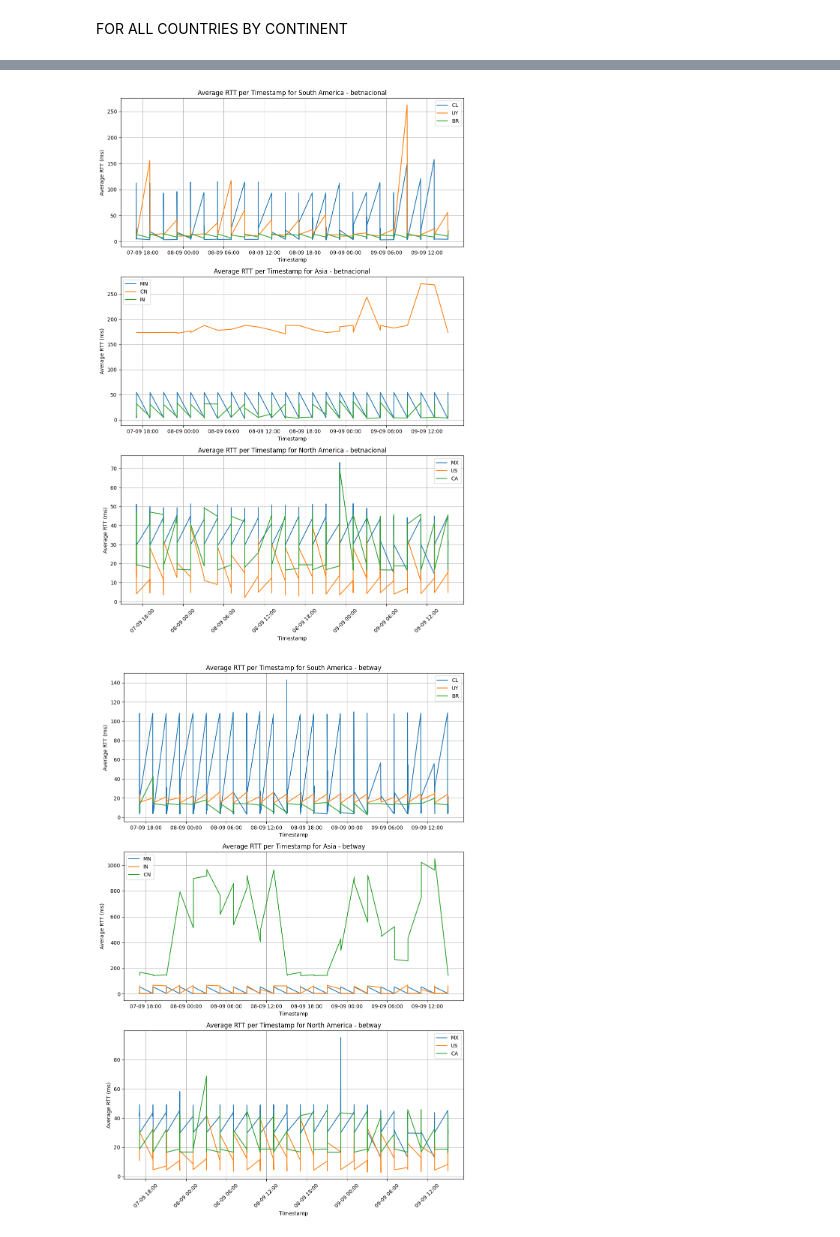
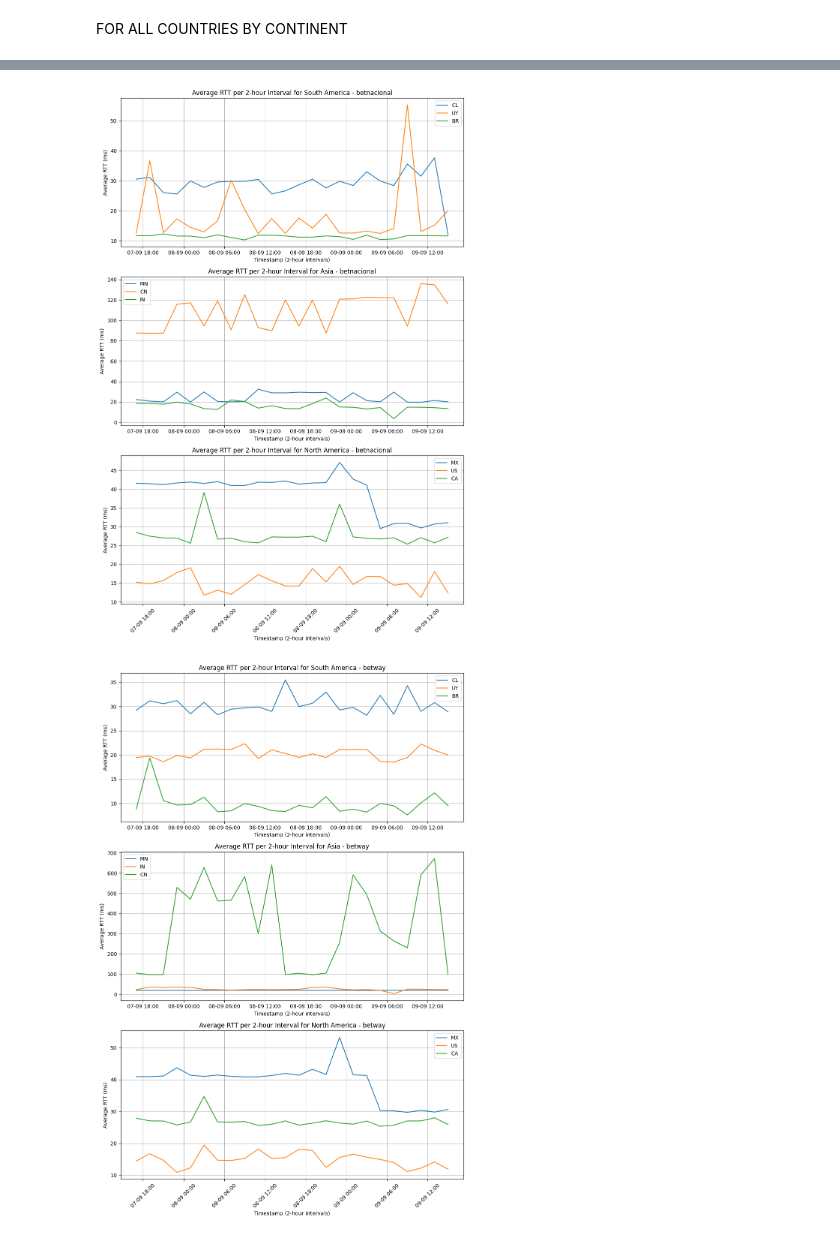
Before and after one commit to luisffee/redes-tracing, a Jupyter notebook: main.ipynb, the cells around one changed output, grey strips where cells are left out. Drawn from its saved outputs; the diff is of its cells as text; code cells hidden in the pictures.

```diff
--- a/main.ipynb
+++ b/main.ipynb
@@ -94,3 +94,12 @@ import os
 pickle_file_path = os.path.join(os.getcwd(), "destinations.pickle")
 with open(pickle_file_path, "rb") as pickle_file:
     destinations = pickle.load(pickle_file)
+# %%
+from collections import defaultdict
+
+destination_country_probes = defaultdict(lambda: defaultdict(list))
+
+for destination in destinations.values():
+    print(f"Destination: {destination.name}")
+    for probe in destination.probes:
+        destination_country_probes[destination.name][probe.country].append(probe)
@@ -222,8 +368,14 @@ import matplotlib.pyplot as plt
 from collections import defaultdict
 from datetime import datetime
 import matplotlib.dates as mdates
+from math import floor
 
-# Initialize a dictionary to store the average RTT per timestamp for each country and destination
+# Helper function to bin timestamps into 2-hour intervals
+def bin_timestamp_to_interval(timestamp, interval_hours=2):
+    interval_seconds = interval_hours * 3600
+    return floor(timestamp / interval_seconds) * interval_seconds
+
+# Initialize a dictionary to store the average RTT per 2-hour interval for each country and destination
 average_rtt = defaultdict(lambda: defaultdict(lambda: defaultdict(list)))
 
 # Iterate over the destination_country_probes dictionary
@@ -233,14 +385,15 @@ for destination, countries in destination_country_probes.items():
             if probe.result and probe.result[-1].get("result"):
                 rtt = probe.result[-1]["result"][-1].get("rtt", 0)
                 timestamp = probe.timestamp
-                if rtt > 2:  # Only consider non-zero RTTs
-                    average_rtt[destination][country][timestamp].append(rtt)
+                if rtt > 0:  # Only consider non-zero RTTs
+                    interval_timestamp = bin_timestamp_to_interval(timestamp)  # Bin timestamp into 2-hour intervals
+                    average_rtt[destination][country][interval_timestamp].append(rtt)
 
-# Calculate the average RTT for each timestamp for each country
+# Calculate the average RTT for each 2-hour interval for each country
 for destination, countries in average_rtt.items():
-    for country, timestamps in countries.items():
-        for timestamp, rtts in timestamps.items():
-            average_rtt[destination][country][timestamp] = sum(rtts) / len(rtts)
+    for country, intervals in countries.items():
+        for interval, rtts in intervals.items():
+            average_rtt[destination][country][interval] = sum(rtts) / len(rtts)
 
 # Plot the data
 for destination, countries in average_rtt.items():
@@ -263,13 +416,13 @@ for destination, countries in average_rtt.items():
         ax = axes[i]
 
         # Plot data for each country in the current continent
-        for country, timestamps in countries.items():
+        for country, intervals in countries.items():
             if country not in continent_countries:
                 continue
-            # Sort the timestamps for plotting
-            sorted_timestamps = sorted(timestamps.keys())
-            sorted_times = [datetime.fromtimestamp(timestamp) for timestamp in sorted_timestamps]
-            sorted_rtts = [timestamps[timestamp] for timestamp in sorted_timestamps]
+            # Sort the 2-hour intervals for plotting
+            sorted_intervals = sorted(intervals.keys())
+            sorted_times = [datetime.fromtimestamp(interval) for interval in sorted_intervals]
+            sorted_rtts = [intervals[interval] for interval in sorted_intervals]
 
             # Ensure both lists are of the same length and contain valid numeric values
             if len(sorted_times) == len(sorted_rtts) and all(isinstance(rtt, (int, float)) for rtt in sorted_rtts):
@@ -279,9 +432,9 @@ for destination, countries in average_rtt.items():
         ax.xaxis.set_major_formatter(mdates.DateFormatter('%d-%m %H:%M'))
         ax.xaxis.set_major_locator(mdates.AutoDateLocator())
 
-        ax.set_xlabel('Timestamp')
+        ax.set_xlabel('Timestamp (2-hour intervals)')
         ax.set_ylabel('Average RTT (ms)')
-        ax.set_title(f'Average RTT per Timestamp for {continent} - {destination}')
+        ax.set_title(f'Average RTT per 2-hour Interval for {continent} - {destination}')
         ax.legend()
         ax.grid(True)
 
@@ -294,2 +447,2 @@ for destination, countries in average_rtt.items():
-[figure, old version]
+[figure, new version]
-[figure, old version]
+[figure, new version]
```
Also changed, not shown: parts of 17 cells of this notebook, 1 other file.
